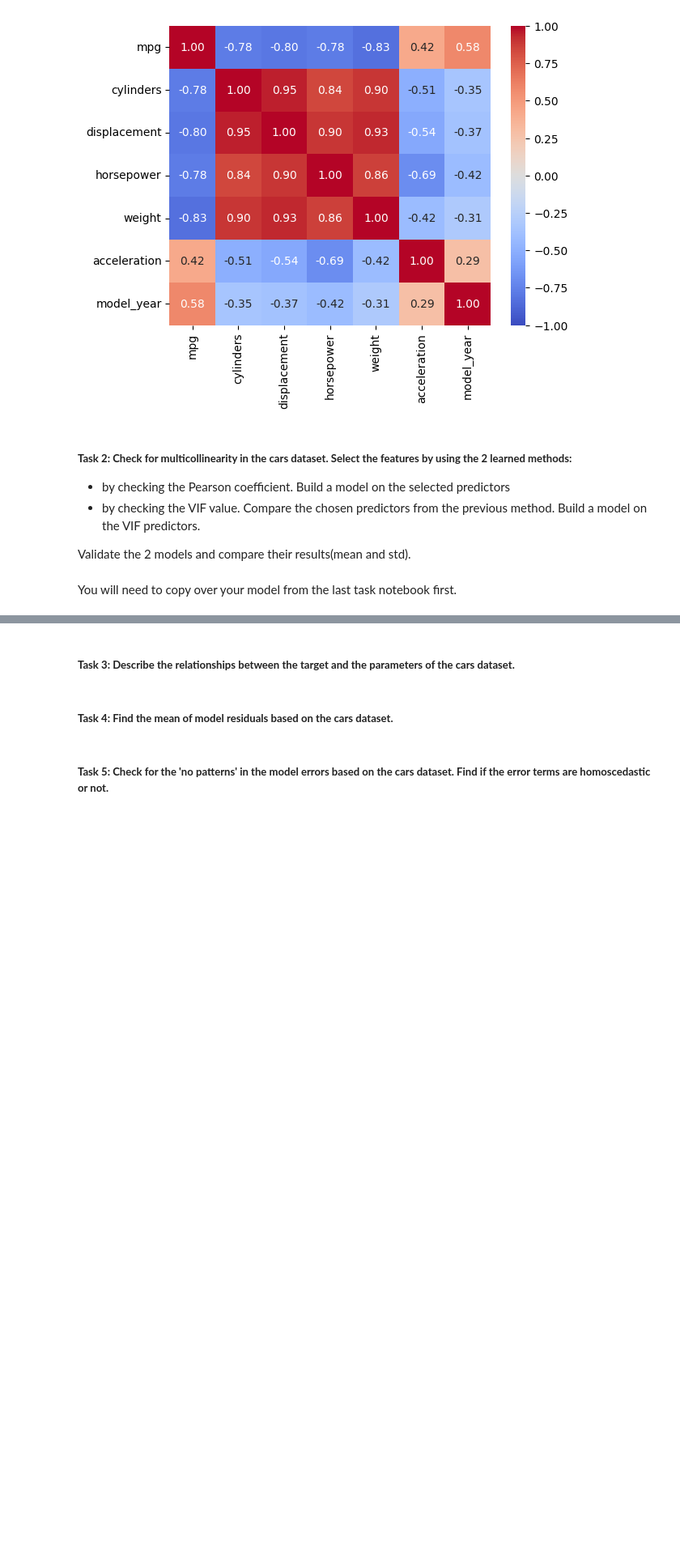
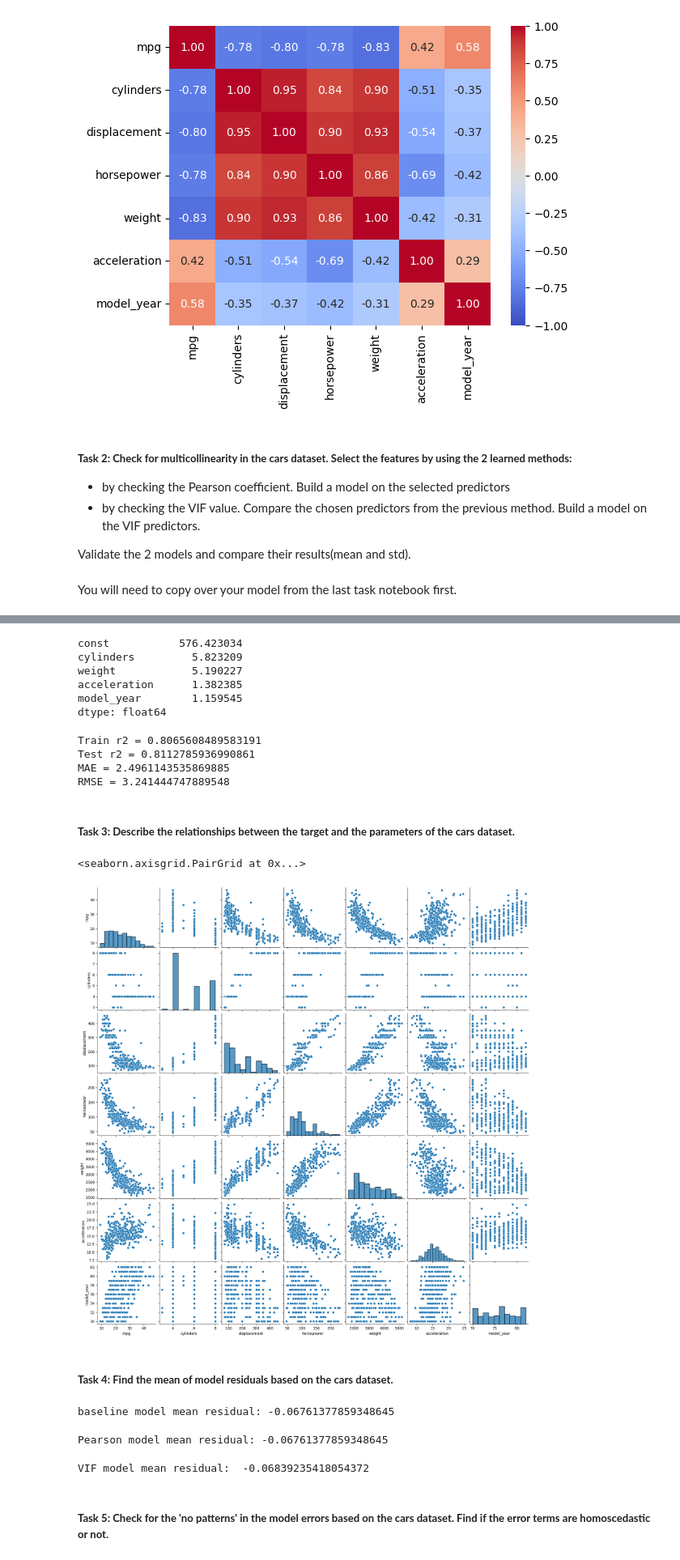
Before and after one commit to KeironTJ/Apprenticeship, a Jupyter notebook: Notebooks/Module 3.2/3.02 - Tasks.ipynb, the cells around one changed output, grey strips where cells are left out. Shown at 81% size. Cells and saved outputs as stored; diff of their text form; code cells hidden in the pictures; blank space fills up the shorter version.

```diff
--- a/Notebooks/Module 3.2/3.02 - Tasks.ipynb
+++ b/Notebooks/Module 3.2/3.02 - Tasks.ipynb
@@ -57,6 +527,59 @@ You will need to copy over your model from the last task notebook first.
+# %%
+X = add_constant(features)
+pd.Series([variance_inflation_factor(X.values, i)
+               for i in range(X.shape[1])],
+              index=X.columns).sort_values(ascending = False)
+# %% [output]
+const           576.423034
+cylinders         5.823209
+weight            5.190227
+acceleration      1.382385
+model_year        1.159545
+dtype: float64
+# %%
+X_train_vif, X_test_vif, y_train_vif, y_test_vif = train_test_split(features, y, test_size=0.2, random_state=7)
+
+vif_model = LinearRegression()
+vif_model = vif_model.fit(X_train_vif, y_train_vif)
+y_predicted = vif_model.predict(X_test_vif)
+
+print('Train r2 =', vif_model.score(X_train_vif, y_train_vif))
+print('Test r2 =', vif_model.score(X_test_vif, y_test_vif))
+
+print('MAE =', mean_absolute_error(y_test_vif, y_predicted))
+print('RMSE =', root_mean_squared_error(y_test_vif, y_predicted))
+# %% [output]
+Train r2 = 0.8065608489583191
+Test r2 = 0.8112785936990861
+MAE = 2.4961143535869885
+RMSE = 3.241444747889548
 # %% [markdown]
 ##### **Task 3: Describe the relationships between the target and the parameters of the cars dataset.**
+# %%
+sns.pairplot(cars)
+# %% [output]
+<seaborn.axisgrid.PairGrid at 0x...>
+[figure, added]
 # %% [markdown]
 ##### **Task 4: Find the mean of model residuals based on the cars dataset.**
+# %%
+#baseline model
+X_train_base, X_test_base, y_train_base, y_test_base = train_test_split(X_new, y, test_size=0.2, random_state=7)
+residuals_baseline = y_test_base - model_new.predict(X_test_base)
+print('baseline model mean residual:', residuals_baseline.mean())
+# %% [output]
+baseline model mean residual: -0.06761377859348645
+# %%
+X_train_orig, X_test_orig, y_train_orig, y_test_orig = train_test_split(X_new, y, test_size=0.2, random_state=7)
+residuals_pearson = y_test_orig - model_new.predict(X_test_orig)
+print('Pearson model mean residual:', residuals_pearson.mean())
+# %% [output]
+Pearson model mean residual: -0.06761377859348645
+# %%
+X_train_vif, X_test_vif, y_train_vif, y_test_vif = train_test_split(features, y, test_size=0.2, random_state=7)
+residuals_vif = y_test_vif - vif_model.predict(X_test_vif)
+print('VIF model mean residual: ', residuals_vif.mean())
+# %% [output]
+VIF model mean residual:  -0.06839235418054372
 # %% [markdown]
 ##### **Task 5: Check for the 'no patterns' in the model errors based on the cars dataset. Find if the error terms are homoscedastic or not.**
```
Also changed, not shown: parts of 49 cells of this notebook, 6 other files.
